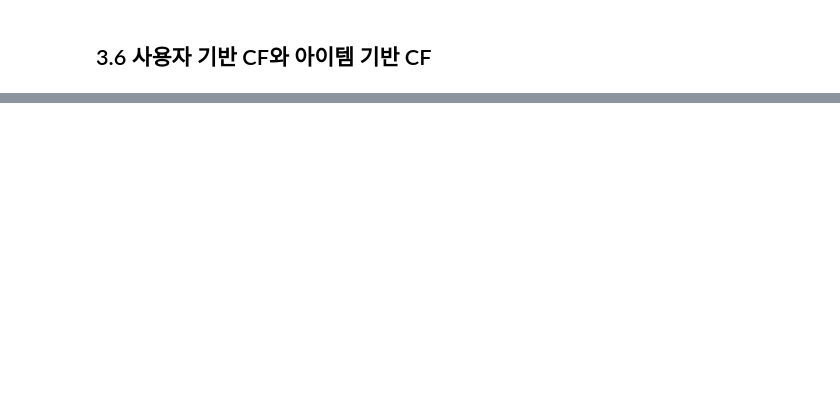
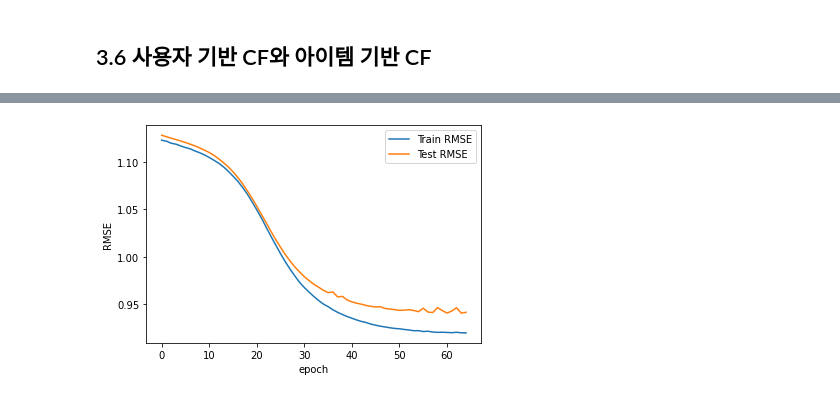
Before and after one commit to lucio-karin0506/SaltLux-Project, a Jupyter notebook: Recommendation System/추천시스템 강의 코드.ipynb, the cells around one changed output, grey strips where cells are left out. Cells and saved outputs as stored; diff of their text form; code cells hidden in the pictures; blank space fills up the shorter version.

```diff
--- a/Recommendation System/추천시스템 강의 코드.ipynb
+++ b/Recommendation System/추천시스템 강의 코드.ipynb
@@ -495,0 +840,4 @@ score(CF_IBCF)
+# %%
+# Defining RMSE measure
+def RMSE(y_true, y_pred):
+    return tf.sqrt(tf.reduce_mean(tf.square(y_true - y_pred)))
@@ -495,0 +990,16 @@ score(CF_IBCF)
+# %%
+# Neural network
+R = Dense(2048)(R)
+R = Activation('linear')(R)
+R = Dense(256)(R)
+R = Activation('linear')(R)
+R = Dense(1)(R)
+
+model = Model(inputs=[user, item], outputs=R)
+model.compile(
+  loss=RMSE,
+  optimizer=SGD(),
+  #optimizer=Adamax(),
+  metrics=[RMSE]
+)
+model.summary()
@@ -495,0 +1024,12 @@ score(CF_IBCF)
+# %%
+# Model fitting
+result = model.fit(
+  x=[ratings_train.user_id.values, ratings_train.movie_id.values],
+  y=ratings_train.rating.values - mu,
+  epochs=65,
+  batch_size=512,
+  validation_data=(
+    [ratings_test.user_id.values, ratings_test.movie_id.values],
+    ratings_test.rating.values - mu
+  )
+)
@@ -495,0 +1054,11 @@ score(CF_IBCF)
+# %%
+# Plot RMSE
+import matplotlib.pyplot as plt
+plt.plot(result.history['RMSE'], label="Train RMSE")
+plt.plot(result.history['val_RMSE'], label="Test RMSE")
+plt.xlabel('epoch')
+plt.ylabel('RMSE')
+plt.legend()
+plt.show()
+# %% [output]
+[figure, added]
```
Also changed, not shown: parts of 75 cells of this notebook.
